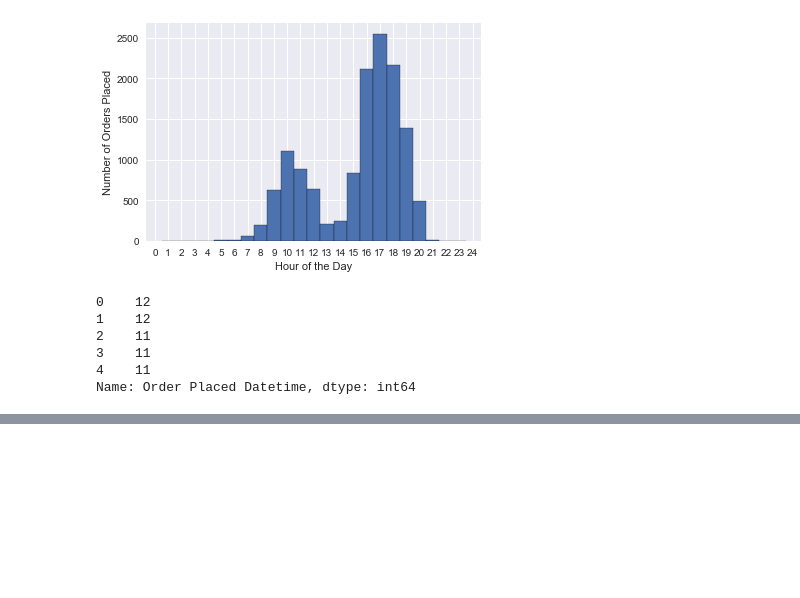
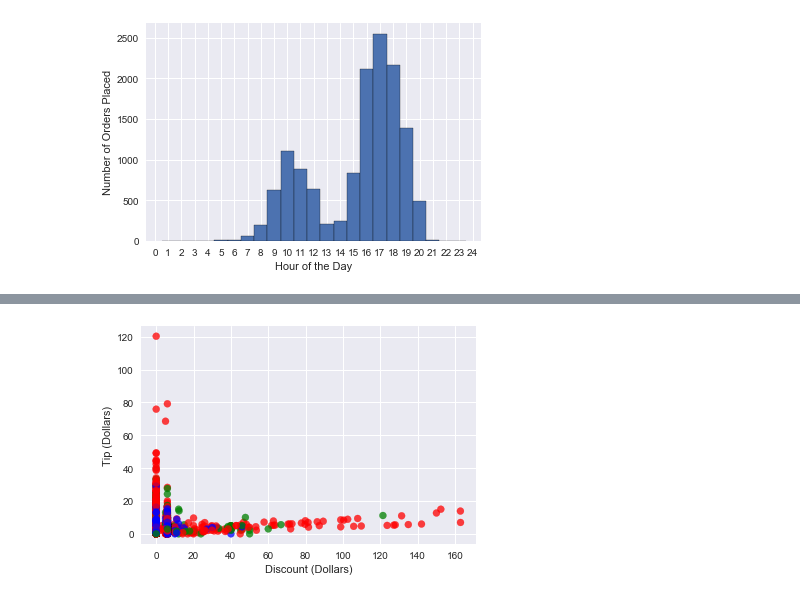
Before and after one commit to toestie/fooddelivery-dataset, a Jupyter notebook: notebooks/analysis.ipynb, the cells around one changed output, grey strips where cells are left out. Drawn from its saved outputs; the diff is of its cells as text; code cells hidden in the pictures; blank space fills up the shorter version.

```diff
--- a/notebooks/analysis.ipynb
+++ b/notebooks/analysis.ipynb
@@ -150,17 +150,6 @@ plt.savefig("../artifacts/DeliveryHourHist.png")
 plt.show()
 # %% [output]
 [figure]
-# %%
-# plt.bar(x_axis, bars_in_cities, color="blue", align="center")
-plottimes = df["Order Placed Datetime"].dt.hour
-plottimes.head()
-# %% [output]
-0    12
-1    12
-2    11
-3    11
-4    11
-Name: Order Placed Datetime, dtype: int64
 # %%
 # time to get food to customer (Delivered time - Order time)
 df['Total Delivery Time'] = (df['Delivered Datetime'] - df['Order Placed Datetime']) / pd.Timedelta(minutes=1)
@@ -182,3 +161,14 @@ plt.show()
 | 2 | 13 19:35:09 | 13 19:39:26 | 13 20:28:16 | 13 20:52:44 | 200 | ... |
 | 3 | 22 19:47:53 | 22 19:56:08 | 22 20:01:20 | 22 20:18:01 | 154 | ... |
 | 4 | 03 19:01:52 | 03 19:09:08 | 03 19:36:20 | 03 19:45:26 | 332 | ... |
+# %%
+# See if any correlation between location, delivery time, and tip
+fig, ax = plt.subplots()
+# df['Delivery_Region'].unique()
+colors = {'Palo Alto':'red', 'Mountain View':'green', 'San Jose':'blue', 'None':'gray'}
+ax.scatter(df['Amount_of_discount'], df['Amount_of_tip'], c=df['Delivery_Region'].map(colors), alpha=0.75)
+plt.xlabel("Discount (Dollars)")
+plt.ylabel("Tip (Dollars)")
+plt.show()
+# %% [output]
+[figure, added]
```
Also changed, not shown: parts of 2 cells of this notebook.
